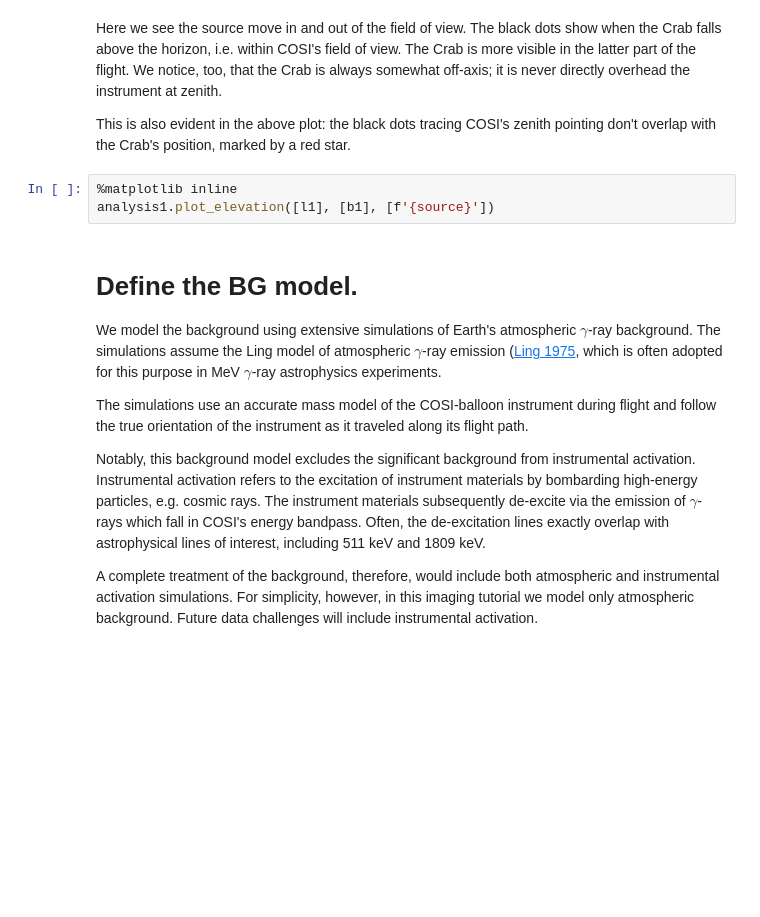
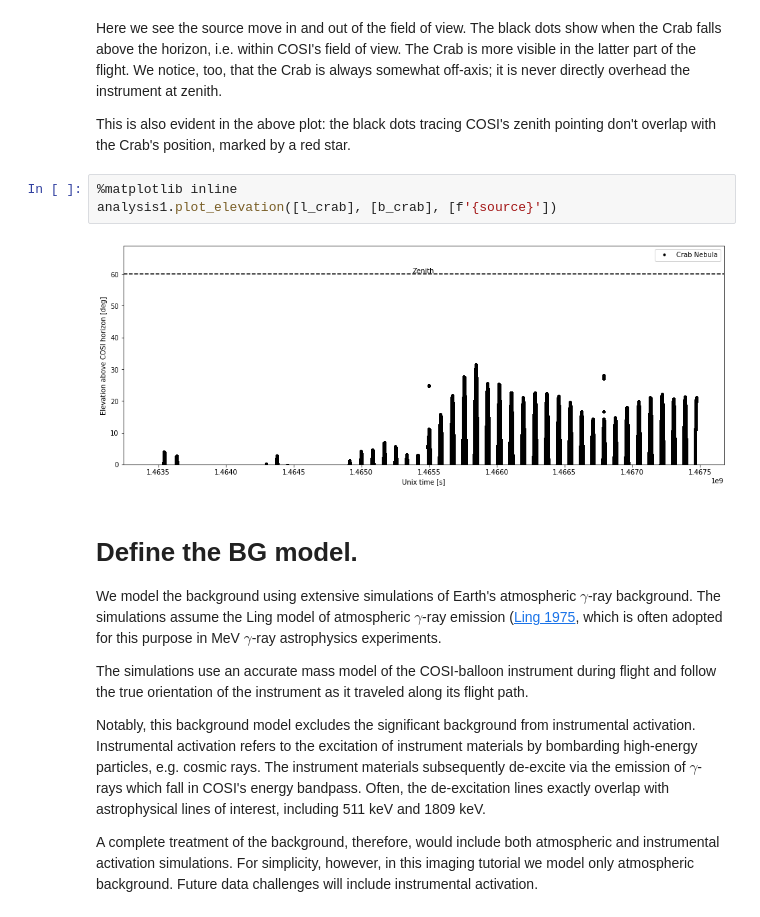
Before and after one commit to cositools/cosi-data-challenge-1, a Jupyter notebook: imaging/RL-DataChallenge-Point_Sources-10XFlux-Ling.ipynb, the cells around one changed output. Cells and saved outputs as stored; diff of their text form; blank space fills up the shorter version.

```diff
--- a/imaging/RL-DataChallenge-Point_Sources-10XFlux-Ling.ipynb
+++ b/imaging/RL-DataChallenge-Point_Sources-10XFlux-Ling.ipynb
@@ -188,7 +155,9 @@ Here we see the source move in and out of the field of view. The black dots show
 This is also evident in the above plot: the black dots tracing COSI's zenith pointing don't overlap with the Crab's position, marked by a red star.
 # %%
 %matplotlib inline
-analysis1.plot_elevation([l1], [b1], [f'{source}'])
+analysis1.plot_elevation([l_crab], [b_crab], [f'{source}'])
+# %% [output]
+[figure, added]
 # %% [markdown]
 # Define the BG model.
 We model the background using extensive simulations of Earth's atmospheric $\gamma$-ray background. The simulations assume the Ling model of atmospheric $\gamma$-ray emission ([Ling 1975](https://agupubs.onlinelibrary.wiley.com/doi/abs/10.1029/JA080i022p03241), which is often adopted for this purpose in MeV $\gamma$-ray astrophysics experiments.
```
Also changed, not shown: parts of 44 cells of this notebook, 1 other file.
